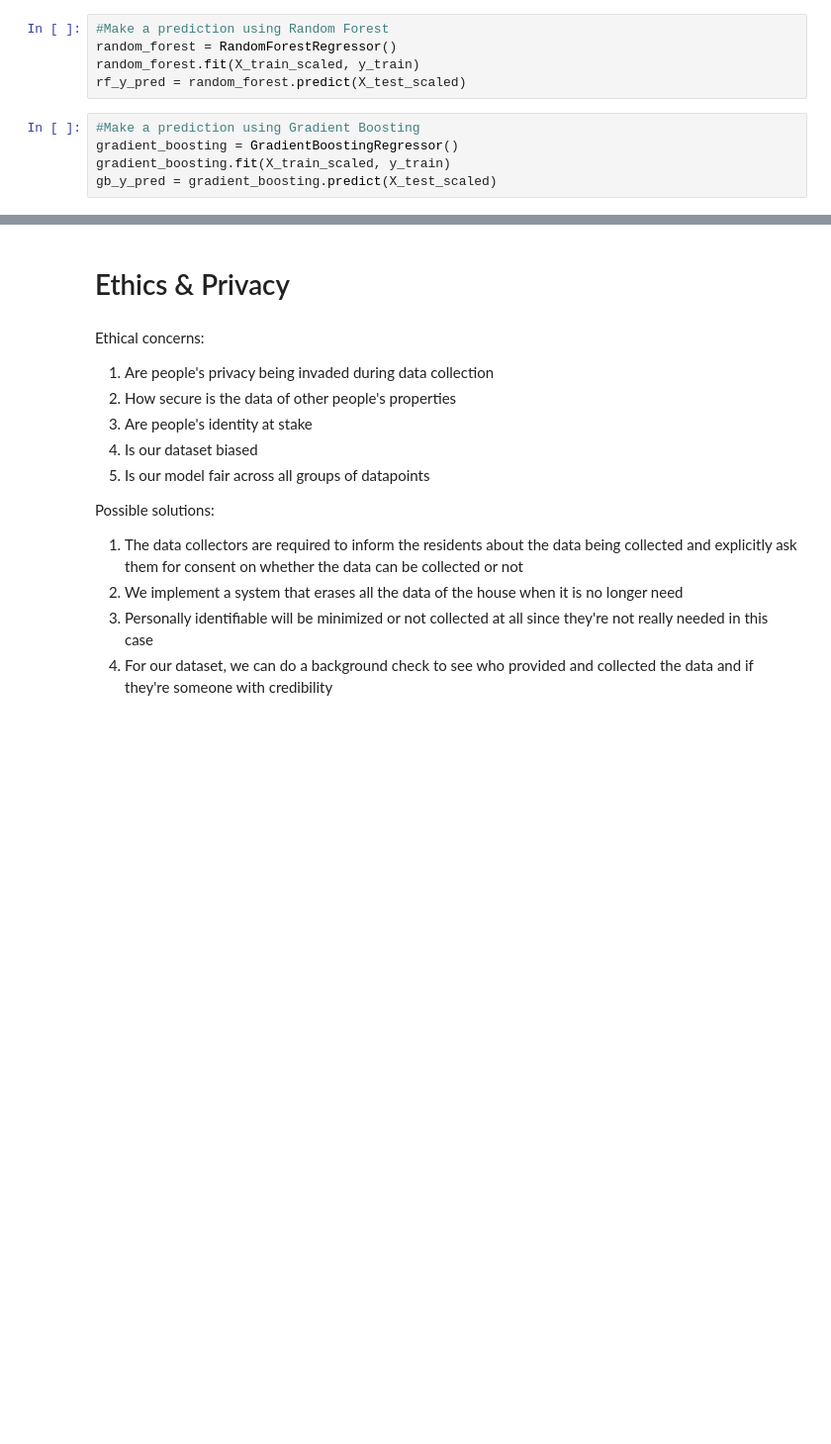
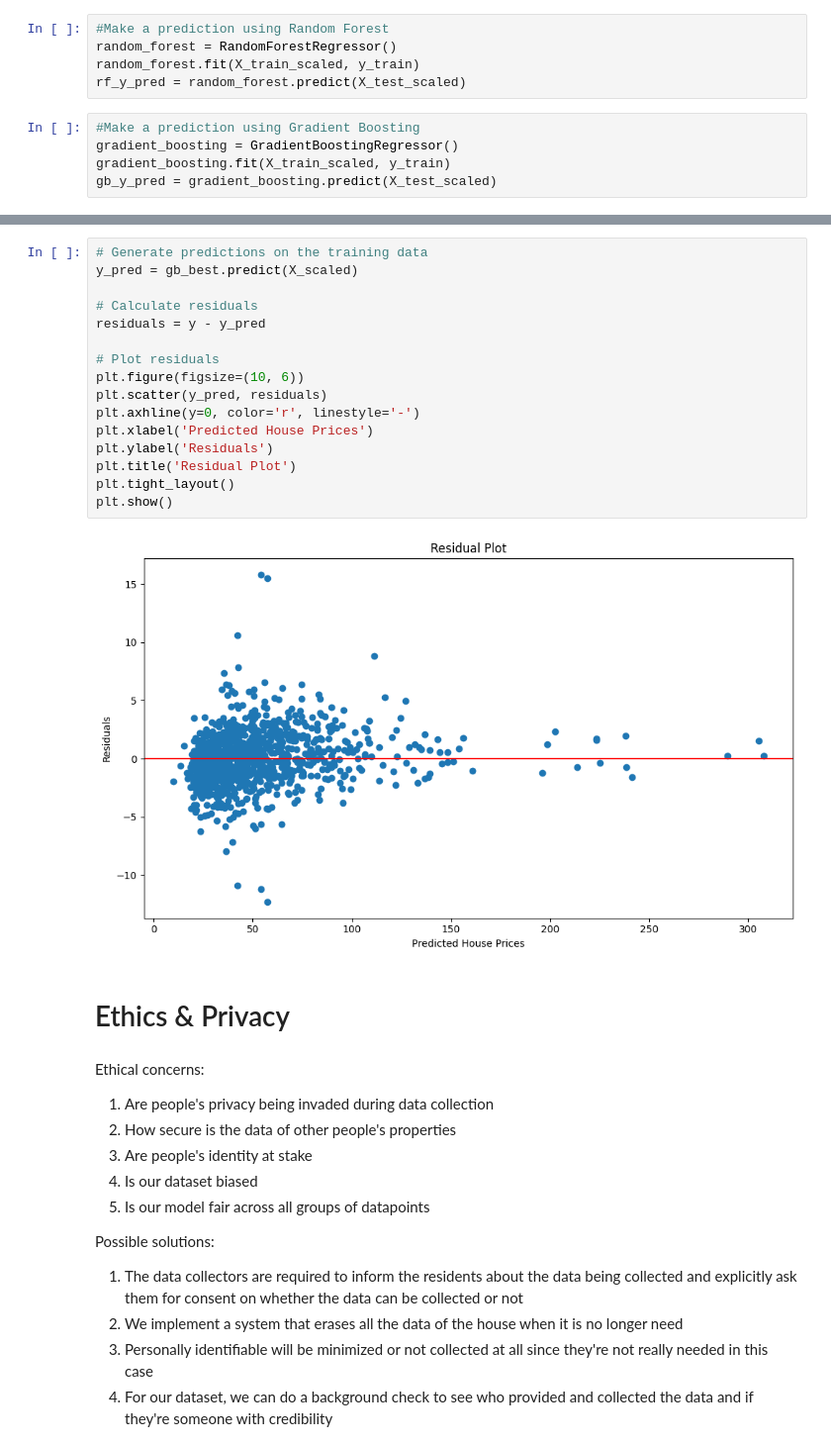
Before and after one commit to COGS118A/Group027-SP23, a Jupyter notebook: Checkpoint_Group027-SP23.ipynb, the cells around one changed output, grey strips where cells are left out. Shown: that part at 99% size. Drawn from its saved outputs; the diff is of its cells as text; blank space fills up the shorter version.

```diff
--- a/Checkpoint_Group027-SP23.ipynb
+++ b/Checkpoint_Group027-SP23.ipynb
@@ -163,3 +250,21 @@ Mean Squared Error: 317.73102398337295
+# %%
+# Generate predictions on the training data
+y_pred = gb_best.predict(X_scaled)
+
+# Calculate residuals
+residuals = y - y_pred
+
+# Plot residuals
+plt.figure(figsize=(10, 6))
+plt.scatter(y_pred, residuals)
+plt.axhline(y=0, color='r', linestyle='-')
+plt.xlabel('Predicted House Prices')
+plt.ylabel('Residuals')
+plt.title('Residual Plot')
+plt.tight_layout()
+plt.show()
+# %% [output]
+[figure, added]
 # %% [markdown]
 # Ethics & Privacy
 # %% [markdown]
```
Also changed, not shown: parts of 9 cells of this notebook.
